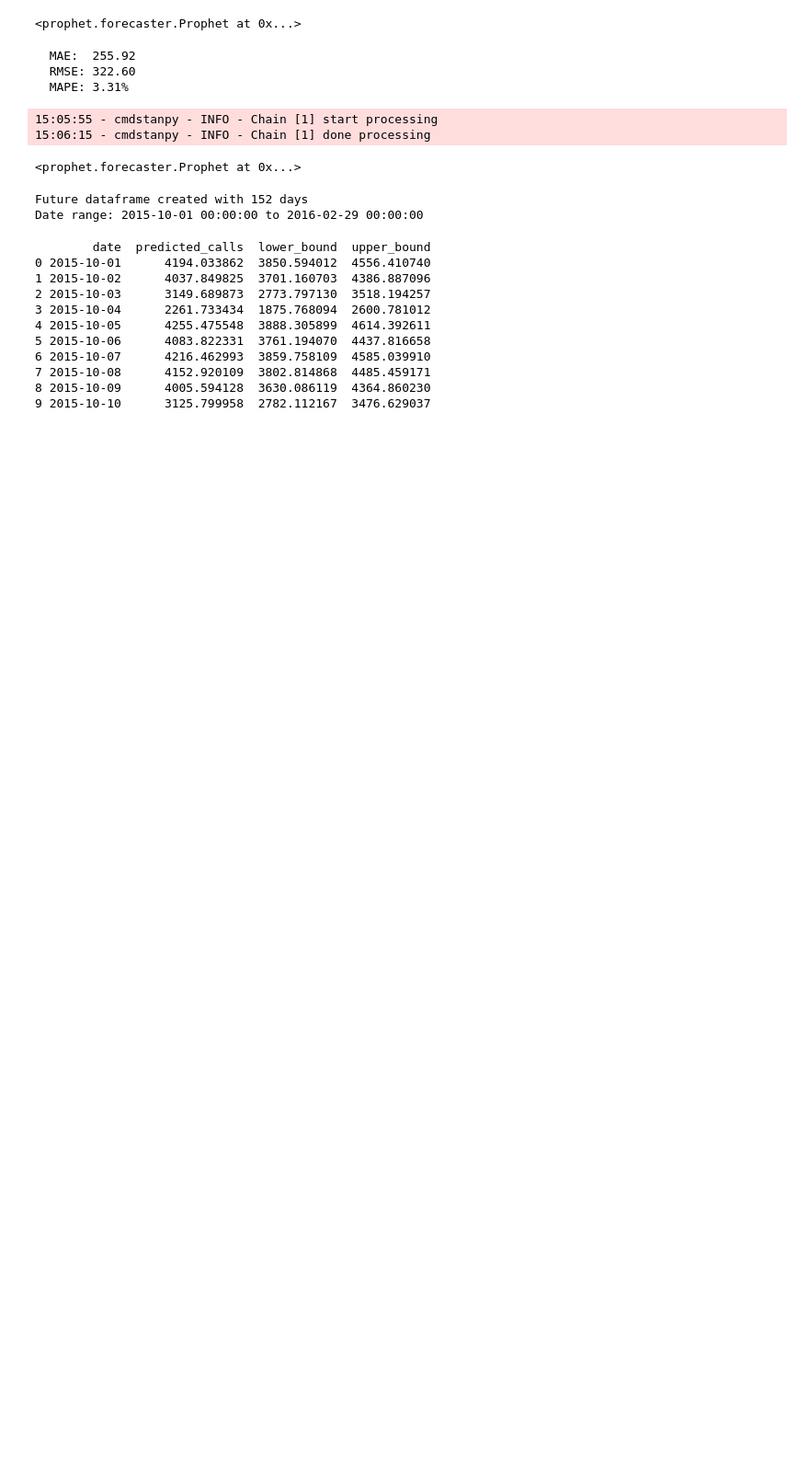
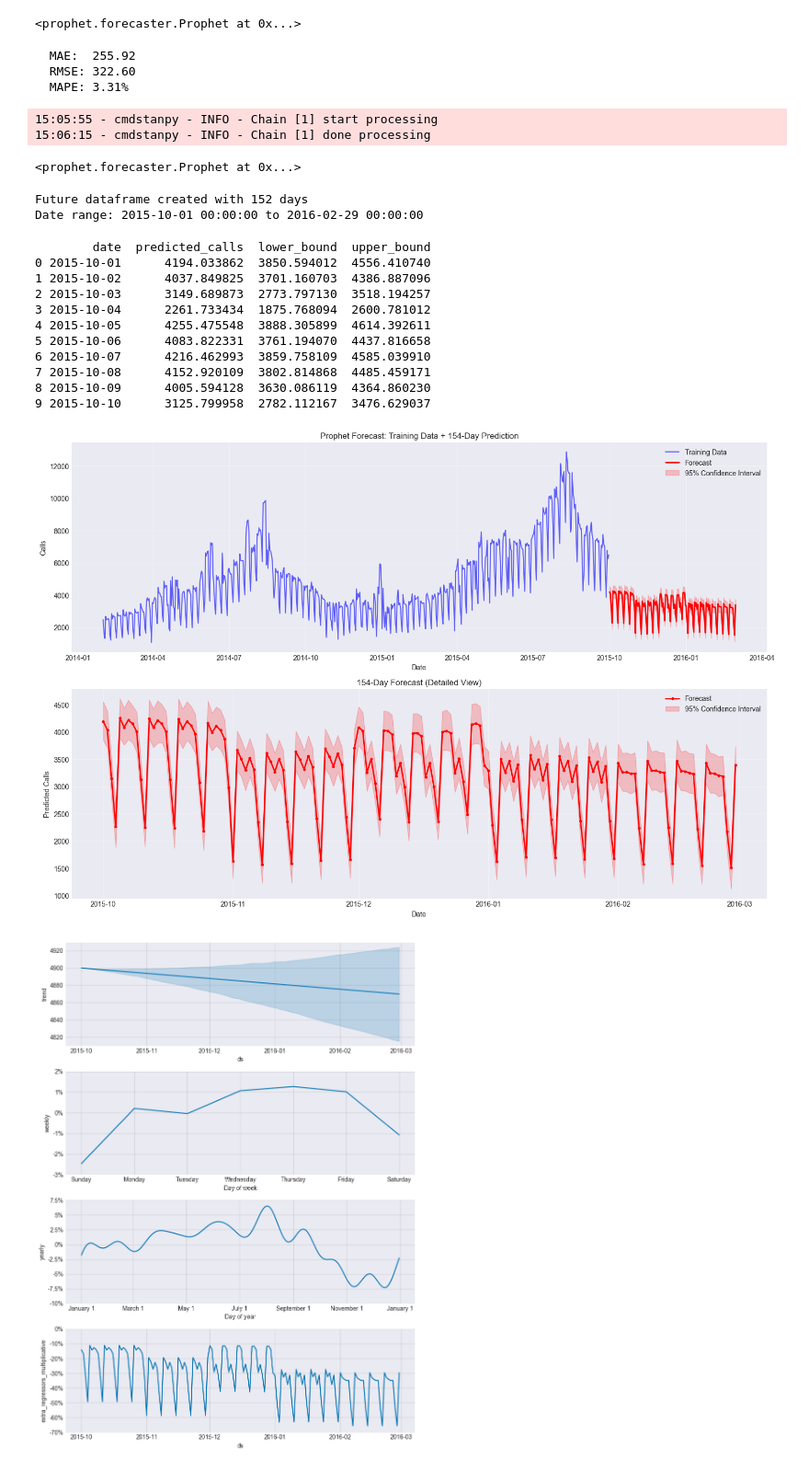
Before and after one commit to didulanthaisuru/TeleCall_Forecast, a Jupyter notebook: forecast_1_prophet.ipynb, the cells around one changed output. Shown: that part at 92% size. Cells and saved outputs as stored; diff of their text form; code cells hidden in the pictures; blank space fills up the shorter version.

Commit message:
visualize forecst

```diff
--- a/forecast_1_prophet.ipynb
+++ b/forecast_1_prophet.ipynb
@@ -278,3 +278,45 @@ print(forecast_results.head(10))
 # %%
 # Save forecast results
 forecast_results.to_csv('data\prophet_forecast_152days.csv', index=False)
+# %%
+#visualize forecast
+fig, axes = plt.subplots(2, 1, figsize=(15, 10))
+
+# Plot 1: Full forecast
+ax1 = axes[0]
+ax1.plot(train_df['date'], train_df['calls'], label='Training Data', color='blue', alpha=0.6)
+ax1.plot(forecast_results['date'], forecast_results['predicted_calls'],
+         label='Forecast', color='red', linewidth=2)
+ax1.fill_between(forecast_results['date'],
+                  forecast_results['lower_bound'],
+                  forecast_results['upper_bound'],
+                  alpha=0.2, color='red', label='95% Confidence Interval')
+ax1.set_xlabel('Date')
+ax1.set_ylabel('Calls')
+ax1.set_title('Prophet Forecast: Training Data + 154-Day Prediction')
+ax1.legend()
+ax1.grid(True, alpha=0.3)
+
+# Plot 2: Forecast only (zoomed in)
+ax2 = axes[1]
+ax2.plot(forecast_results['date'], forecast_results['predicted_calls'],
+         label='Forecast', color='red', linewidth=2, marker='o', markersize=3)
+ax2.fill_between(forecast_results['date'],
+                  forecast_results['lower_bound'],
+                  forecast_results['upper_bound'],
+                  alpha=0.2, color='red', label='95% Confidence Interval')
+ax2.set_xlabel('Date')
+ax2.set_ylabel('Predicted Calls')
+ax2.set_title('154-Day Forecast (Detailed View)')
+ax2.legend()
+ax2.grid(True, alpha=0.3)
+
+plt.tight_layout()
+plt.show()
+
+# Plot Prophet components
+fig = final_model.plot_components(forecast)
+plt.show()
+# %% [output]
+[figure, added]
+[figure, added]
```
